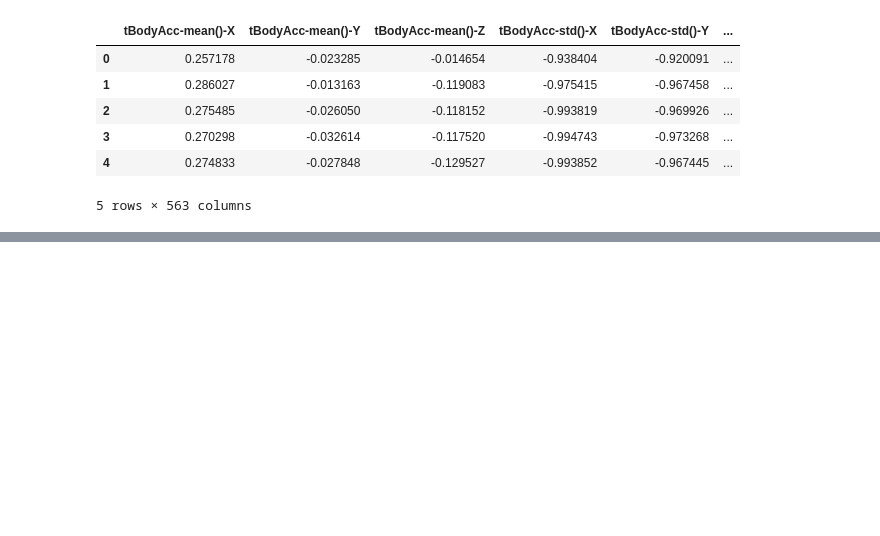
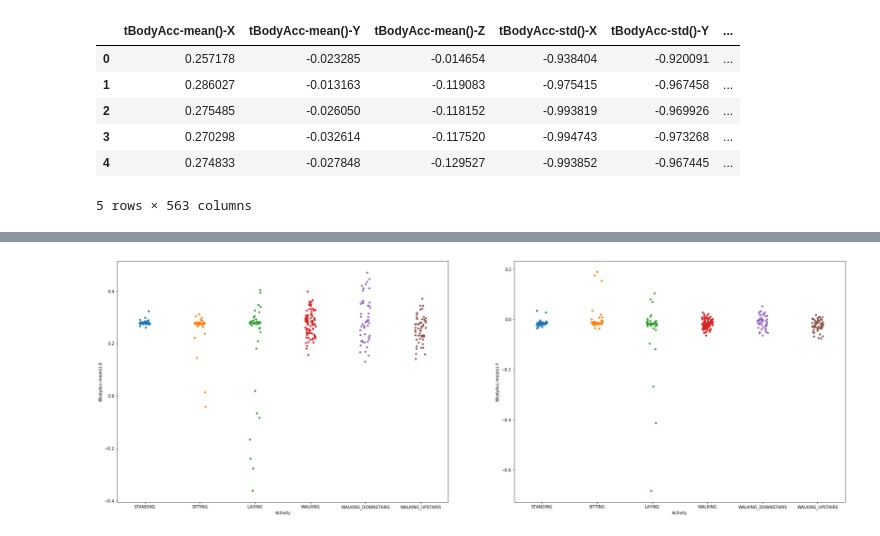
Before and after one commit to bernardojbl/HAR, a Jupyter notebook: HCI.ipynb, the cells around one changed output, grey strips where cells are left out. Saved outputs shown, nothing was run; the diff lists cells and outputs as text; code cells hidden in the pictures; blank space fills up the shorter version.

```diff
--- a/HCI.ipynb
+++ b/HCI.ipynb
@@ -113,0 +190,5 @@ array([2, 2, 2, ..., 5, 5, 5])
+# %%
+train = pd.read_csv("train.csv")
+test = pd.read_csv("test.csv")
+print('Train Data', train.shape, '\n', train.columns)
+print('\nTest Data', test.shape)
@@ -113,0 +238,2 @@ array([2, 2, 2, ..., 5, 5, 5])
+# %%
+sub_01=train.loc[train['subject']==1]
@@ -113,0 +280,11 @@ array([2, 2, 2, ..., 5, 5, 5])
+# %%
+import matplotlib.pyplot as plt
+import seaborn as sns
+fig = plt.figure(figsize=(32,24))
+ax1 = fig.add_subplot(221)
+ax1 = sns.stripplot(x='Activity', y=sub_01.iloc[:,0], data=sub_01, jitter=True)
+ax2 = fig.add_subplot(222)
+ax2 = sns.stripplot(x='Activity', y=sub_01.iloc[:,1], data=sub_01, jitter=True)
+plt.show()
+# %% [output]
+[figure, added]
```
Also changed, not shown: parts of 14 cells of this notebook.
